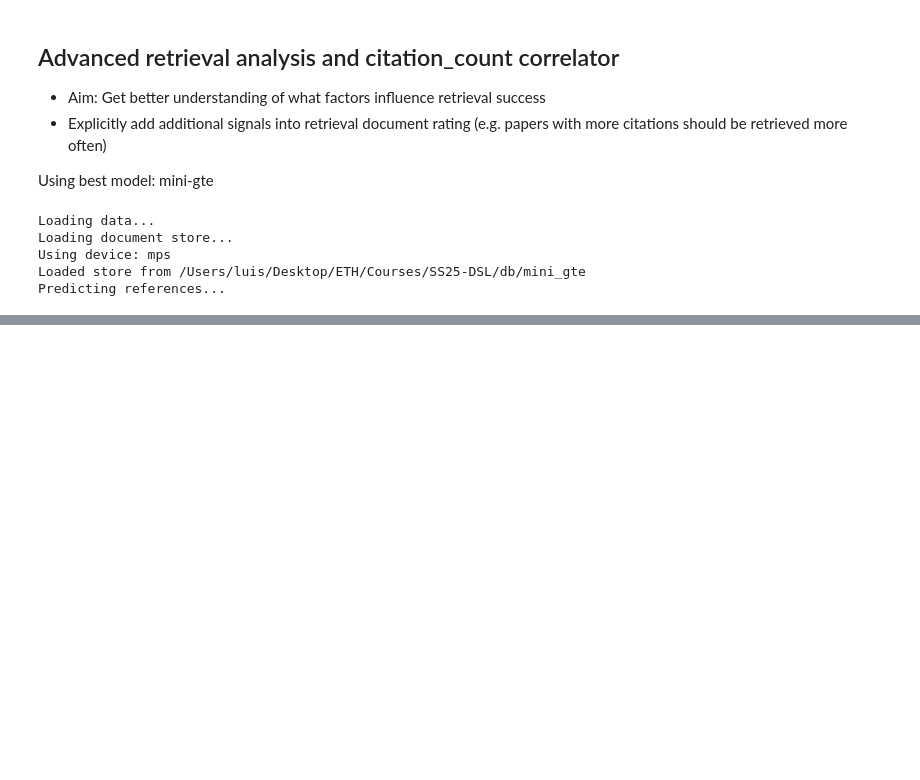
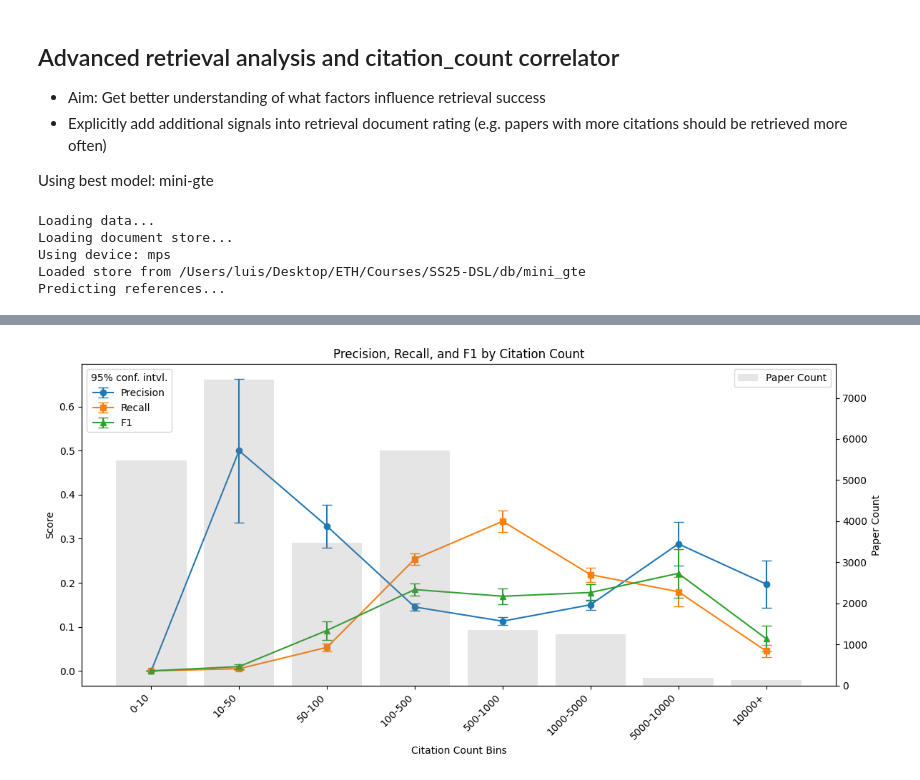
Before and after one commit to LuisCarretero/dsl-research-assistant, a Jupyter notebook: src/semantic_search/dev/benchmarking_dev.ipynb, the cells around one changed output, grey strips where cells are left out. Cells and saved outputs as stored; diff of their text form; code cells hidden in the pictures; blank space fills up the shorter version.

```diff
--- a/src/semantic_search/dev/benchmarking_dev.ipynb
+++ b/src/semantic_search/dev/benchmarking_dev.ipynb
@@ -442,8 +293,13 @@ store_dirpath = '/Users/luis/Desktop/ETH/Courses/SS25-DSL/db'
 store_name = 'mini_gte'
 metadata_dirpath = '/Users/luis/Desktop/ETH/Courses/SS25-DSL/data/metadata3'
 store_type = 'milvus'
-search_kwargs = {'retrieval_method': 'hybrid'}
-first_n_papers = 200
+search_kwargs = dict(
+    retrieval_method='hybrid',
+    add_hot_papers=True,
+    use_citation_scoring=True,
+    cit_score_weight=0.1
+)
+first_n_papers = 400
 pref_top_k = 42  # Preferred number of top results to analyze
 
 # Load paper and reference metadata
@@ -482,7 +338,7 @@ try:
     false_negatives = []
 
     for i, row in tqdm(df.iterrows(), total=len(df), desc='Predicting references'):
-        pred = predict_refs_from_abstract(ds, row['abstract'], max_n_refs=max_top_k, search_kwargs=search_kwargs)
+        pred = predict_refs_from_abstract(ds, row['abstract'], max_top_k=max_top_k, search_kwargs=search_kwargs)
         metrics = calc_metric_at_topk(row['GT_refs'], pred, ref_cnts)
         results.append(metrics)
 
@@ -741,0 +615,70 @@ See the caveats in the documentation: https://pandas.pydata.org/pandas-docs/stab
+# %%
+import numpy as np
+import matplotlib.pyplot as plt
+
+# cited_bins = np.logspace(-1, 8)
+cited_bins = [0, 10, 50, 100, 500, 1000, 5000, int(1e4), float('inf')]
+
+# Dynamically generate labels based on bin edges
+cited_labels = []
+for i in range(len(cited_bins) - 1):
+    if i == len(cited_bins) - 2:  # Last bin
+        cited_labels.append(f"{cited_bins[i]}+")
+    else:
+        cited_labels.append(f"{cited_bins[i]}-{cited_bins[i+1]}")
+cited_metrics = calculate_binned_metrics(analysis_df, 'cited_by_count', bins=cited_bins, labels=cited_labels).dropna()
+paper_count = ref_df['cited_by_count'].value_counts(bins=cited_bins, sort=False)
+# Create a line plot of precision, recall, and F1 over citation bins with paper count on secondary y-axis
+fig, ax1 = plt.subplots(figsize=(12, 6))
+# Create a custom order for the bins based on citation count
+bin_order = [cited_labels.index(bin_name) for bin_name in cited_metrics['bin']]
+cited_metrics['bin_order'] = bin_order
+cited_metrics = cited_metrics.sort_values(by='bin_order')
+
+# Filter out rows with NaN values or zero counts
+cited_metrics = cited_metrics[cited_metrics['count'] > 0]
+
+# Primary y-axis for metrics
+ax1.errorbar(cited_metrics['bin'], cited_metrics['prec'], yerr=cited_metrics['prec_err'],
+             marker='o', label='Precision', capsize=5)
+ax1.errorbar(cited_metrics['bin'], cited_metrics['rec'], yerr=cited_metrics['rec_err'],
+             marker='s', label='Recall', capsize=5)
+ax1.errorbar(cited_metrics['bin'], cited_metrics['f1'], yerr=cited_metrics['f1_err'],
+             marker='^', label='F1', capsize=5)
+ax1.set_xlabel('Citation Count Bins')
+ax1.set_ylabel('Score')
+ax1.set_title('Precision, Recall, and F1 by Citation Count')
+# Fix the tick_params call by removing horizontalalignment
+ax1.tick_params(axis='x', rotation=45)
+# Set the alignment separately using plt.setp
+plt.setp(ax1.get_xticklabels(), ha='right')
+ax1.legend(loc='upper left', title='95% conf. intvl.')
+ax1.grid(True, linestyle='--', alpha=0.7)
+
+# Secondary y-axis for paper count
+ax2 = ax1.twinx()
+# Get paper counts for each bin
+paper_counts = []
+for bin_name in cited_metrics['bin']:
+    bin_index = cited_labels.index(bin_name)
+    bin_start = cited_bins[bin_index]
+    bin_end = cited_bins[bin_index + 1]
+
+    # For the last bin (with '+' notation)
+    if '+' in bin_name:
+        count = ref_df[ref_df['cited_by_count'] >= bin_start].shape[0]
+    else:
+        count = ref_df[(ref_df['cited_by_count'] >= bin_start) &
+                       (ref_df['cited_by_count'] < bin_end)].shape[0]
+
+    paper_counts.append(count)
+
+ax2.bar(cited_metrics['bin'], paper_counts, alpha=0.2, color='gray', label='Paper Count')
+ax2.set_ylabel('Paper Count')
+ax2.legend(loc='upper right')
+ax2.grid(False)
+ax1.grid(False)
+plt.tight_layout()
+plt.show()
+# %% [output]
+[figure, added]
```
Also changed, not shown: parts of 10 cells of this notebook, 2 other files.
